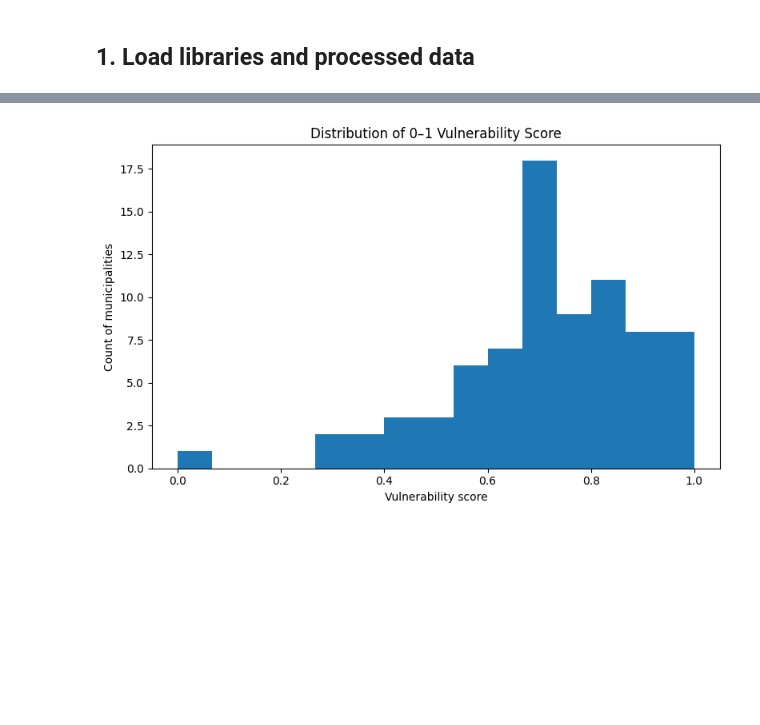
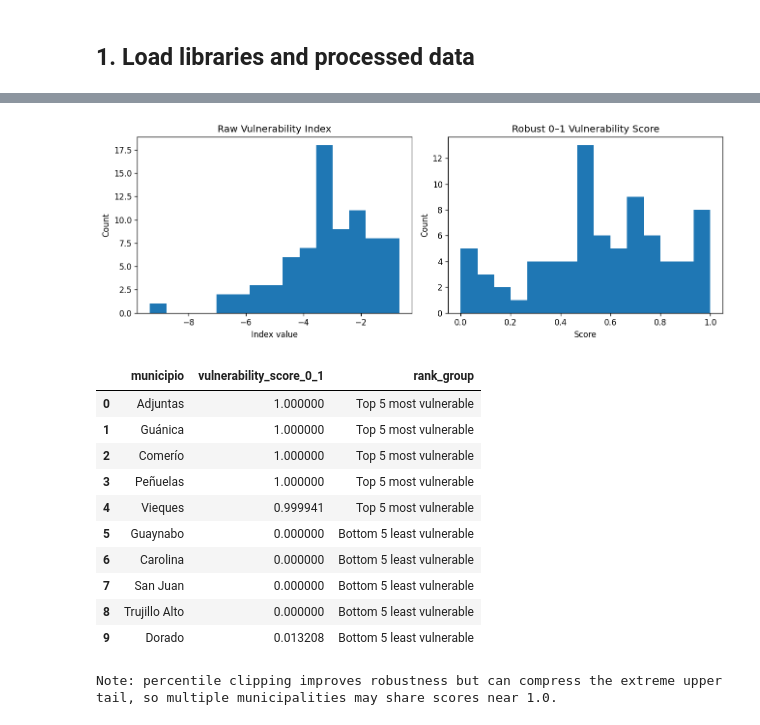
Before and after one commit to Venettov/CAPSTONE_DATA_SCIENCE_RIVERARUIZ, a Jupyter notebook: analysis/Phase5_Municipal_Typology.ipynb, the cells around one changed output, grey strips where cells are left out. Cells and saved outputs as stored; diff of their text form; code cells hidden in the pictures; blank space fills up the shorter version.

Commit message:
Complete Phase 5: Municipal typology, vulnerability scoring, and clustering workflow with stability checks, feature filtering, and finalized k=2 interpretation

```diff
--- a/analysis/Phase5_Municipal_Typology.ipynb
+++ b/analysis/Phase5_Municipal_Typology.ipynb
@@ -84,11 +170,22 @@ This section rescales that index to a 0–1 range so it can be used as a simpler
 # %%
+
 if "vulnerability_index" not in latest_df.columns:
     raise ValueError("Expected 'vulnerability_index' column in processed dataset.")
 
+v = latest_df["vulnerability_index"].astype(float)
+lower_clip = float(v.quantile(0.05))
+upper_clip = float(v.quantile(0.95))
+latest_df["vulnerability_index_clipped"] = v.clip(lower=lower_clip, upper=upper_clip)
+
 scaler = MinMaxScaler()
 latest_df["vulnerability_score_0_1"] = scaler.fit_transform(
-    latest_df[["vulnerability_index"]]
+    latest_df[["vulnerability_index_clipped"]]
 )
 
-latest_df[["municipio", "vulnerability_index", "vulnerability_score_0_1"]].head()
+print("Vulnerability clipping bounds:", {"p05": round(lower_clip, 3), "p95": round(upper_clip, 3)})
+print(
+    latest_df[["municipio", "vulnerability_index", "vulnerability_score_0_1"]]
+    .sort_values("vulnerability_score_0_1", ascending=False)
+    .head(10)
+)
 # %% [output]
@@ -101,11 +204,51 @@ latest_df[["municipio", "vulnerability_index", "vulnerability_score_0_1"]].head(
 # %%
-plt.figure(figsize=(8, 5))
-plt.hist(latest_df["vulnerability_score_0_1"], bins=15)
-plt.title("Distribution of 0–1 Vulnerability Score")
-plt.xlabel("Vulnerability score")
-plt.ylabel("Count of municipalities")
+fig, axes = plt.subplots(1, 2, figsize=(11, 4))
+
+axes[0].hist(latest_df["vulnerability_index"].dropna(), bins=15)
+axes[0].set_title("Raw Vulnerability Index")
+axes[0].set_xlabel("Index value")
+axes[0].set_ylabel("Count")
+
+axes[1].hist(latest_df["vulnerability_score_0_1"].dropna(), bins=15)
+axes[1].set_title("Robust 0–1 Vulnerability Score")
+axes[1].set_xlabel("Score")
+axes[1].set_ylabel("Count")
+
 plt.tight_layout()
 plt.show()
+
+vuln_rank_table = pd.concat(
+    [
+        latest_df[["municipio", "vulnerability_score_0_1"]]
+        .sort_values("vulnerability_score_0_1", ascending=False)
+        .head(5)
+        .assign(rank_group="Top 5 most vulnerable"),
+        latest_df[["municipio", "vulnerability_score_0_1"]]
+        .sort_values("vulnerability_score_0_1", ascending=True)
+        .head(5)
+        .assign(rank_group="Bottom 5 least vulnerable"),
+    ],
+    ignore_index=True,
+)
+
+display(vuln_rank_table)
+
+print(
+    "Note: percentile clipping improves robustness but can compress the extreme upper tail, "
+    "so multiple municipalities may share scores near 1.0."
+)
 # %% [output]
-[figure, old version]
+[figure, new version]
+|  | municipio | vulnerability_score_0_1 | rank_group |
+| 0 | Adjuntas | 1.000000 | Top 5 most vulnerable |
+| 1 | Guánica | 1.000000 | Top 5 most vulnerable |
+| 2 | Comerío | 1.000000 | Top 5 most vulnerable |
+| 3 | Peñuelas | 1.000000 | Top 5 most vulnerable |
+| 4 | Vieques | 0.999941 | Top 5 most vulnerable |
+| 5 | Guaynabo | 0.000000 | Bottom 5 least vulnerable |
+| 6 | Carolina | 0.000000 | Bottom 5 least vulnerable |
+| 7 | San Juan | 0.000000 | Bottom 5 least vulnerable |
+| 8 | Trujillo Alto | 0.000000 | Bottom 5 least vulnerable |
+| 9 | Dorado | 0.013208 | Bottom 5 least vulnerable |
+Note: percentile clipping improves robustness but can compress the extreme upper tail, so multiple municipalities may share scores near 1.0.
 # %% [markdown]
```
Also changed, not shown: parts of 23 cells of this notebook, 25 other files.
